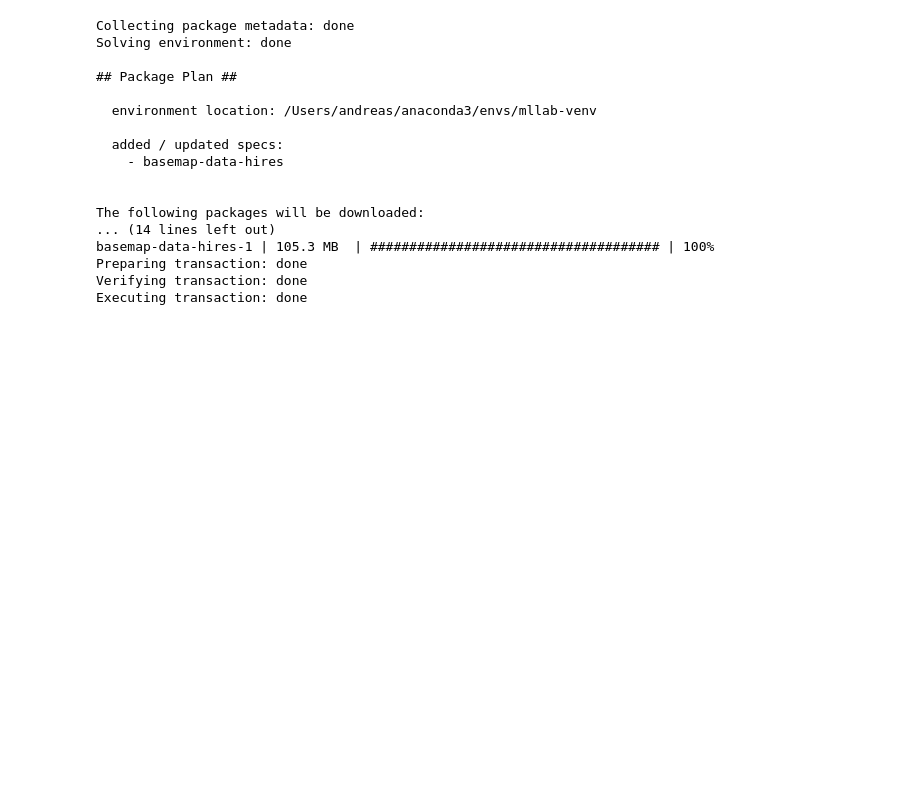
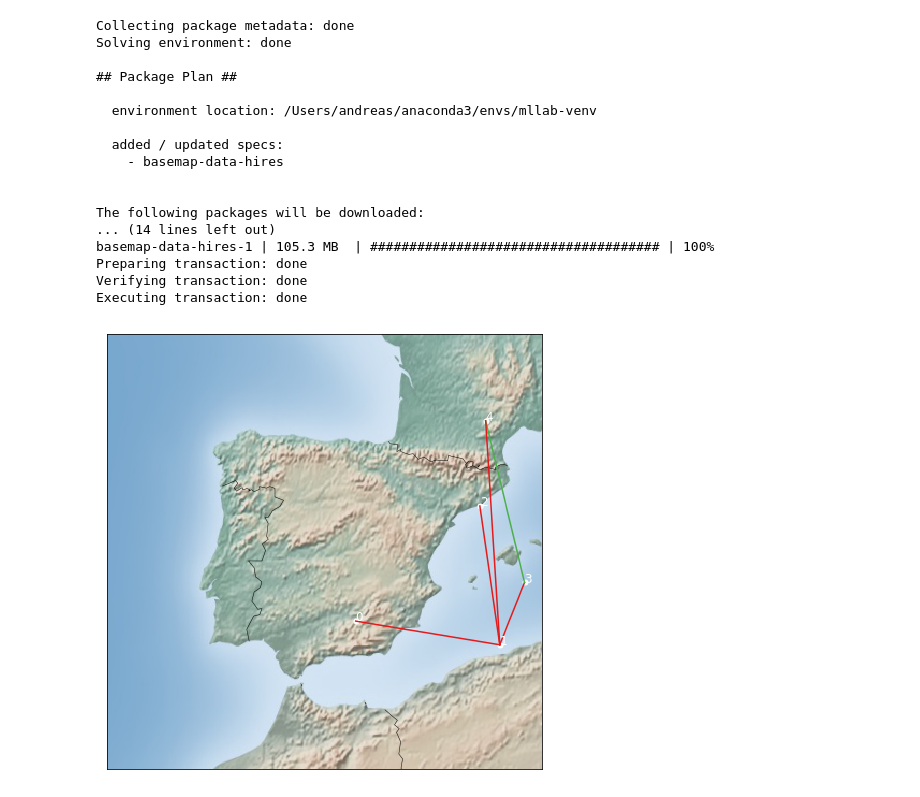
Before and after one commit to PaulUrsulean/LSGM, a Jupyter notebook: notebooks/weather/map_visualization.ipynb, the cells around one changed output. Drawn from its saved outputs; the diff is of its cells as text; code cells hidden in the pictures; blank space fills up the shorter version.

Commit message:
Dummy code to plot interactions.

```diff
--- a/notebooks/weather/map_visualization.ipynb
+++ b/notebooks/weather/map_visualization.ipynb
@@ -27,25 +27,7 @@ import matplotlib.pyplot as plt
 from mpl_toolkits.basemap import Basemap
 
 %matplotlib inline
-# %%
-fig = plt.figure(figsize=(8, 8))
-m = Basemap(projection='lcc', resolution='l',
-            width=1.5E6, height=1.5E6,
-            lat_0=40, lon_0=-4.5,epsg = 4326)
-
-m.shadedrelief()
-m.arcgisimage(service = service, xpixels = 200)
-
-
-
-#m.etopo(scale=.5, alpha=0.9)
-#service = "ESRI_Imagery_World_2D"
-#m.arcgisimage(service=service, xpixels = 2000)
-#m.shadedrelief()
-#m.bluemarble()
-#m.etopo()
-
-# Map (long, lat) to (x, y) for plotting
-x, y = m(-3.703790, 40.416775)
-plt.plot(x, y, 'ok', markersize=5)
-plt.text(x, y, ' Madrid', fontsize=12);
+# %%
+m = Basemap(projection='lcc', resolution='l',
+            width=1.5E6, height=1.5E6,
+            lat_0=40, lon_0=-4.5)
@@ -51,0 +74,11 @@ plt.text(x, y, ' Madrid', fontsize=12);
+# %%
+station_ids = np.arange(5)
+latent_graph = np.zeros((5, 5, 3))
+latent_graph[:, 1, 0] = 1
+latent_graph[3, 4, 2] = 1
+for i in range(len(station_ids)):
+    latent_graph[i, i, :] = 0
+# %%
+plot_interactions(station_ids, latent_graph)
+# %% [output]
+[figure, added]
```
Also changed, not shown: parts of 1 cell of this notebook.
